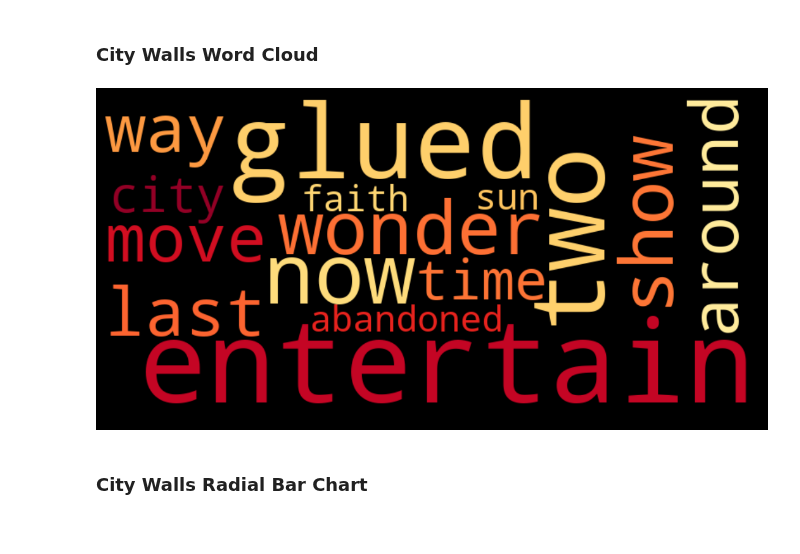
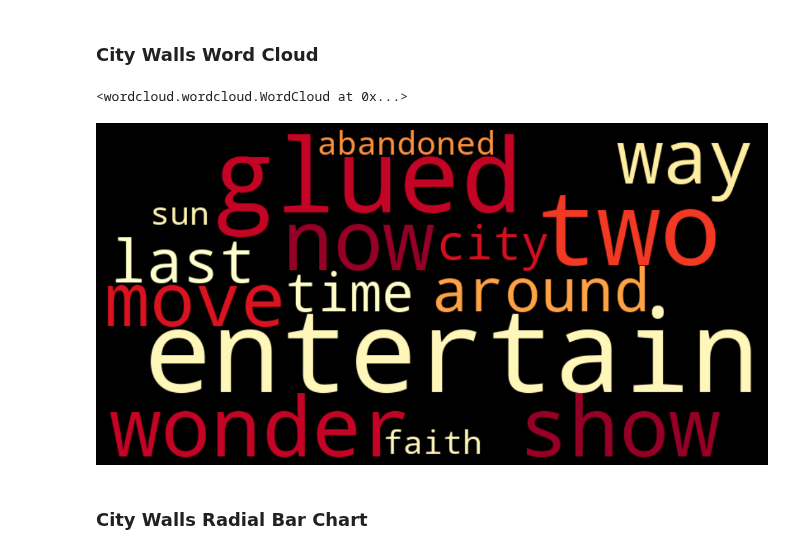
Before and after one commit to MeredithClikkie/torchbearerlab.github.io, a Jupyter notebook: city_walls.ipynb, the cells around one changed output. Saved outputs shown, nothing was run; the diff lists cells and outputs as text; code cells hidden in the pictures.

Commit message:
cw_wordcloud.png

```diff
--- a/city_walls.ipynb
+++ b/city_walls.ipynb
@@ -279,19 +279,20 @@ plt.show()
 # %%
 # Join all words into one string weighted by their count
 word_freq = dict(counts.most_common(15))
 
 wordcloud = WordCloud(
     width=800,
     height=400,
     colormap='YlOrRd'
 ).generate_from_frequencies(word_freq)
 
 plt.figure(figsize=(15, 7))
 plt.imshow(wordcloud, interpolation='bilinear')
 plt.axis('off')
-plt.show()
+wordcloud.to_file("cw_wordcloud.png")
 # %% [output]
+<wordcloud.wordcloud.WordCloud at 0x...>
-[figure, old version]
+[figure, new version]
 # %% [markdown]
 ### City Walls Radial Bar Chart
 # %%
```
Also changed, not shown: 2 other files.
